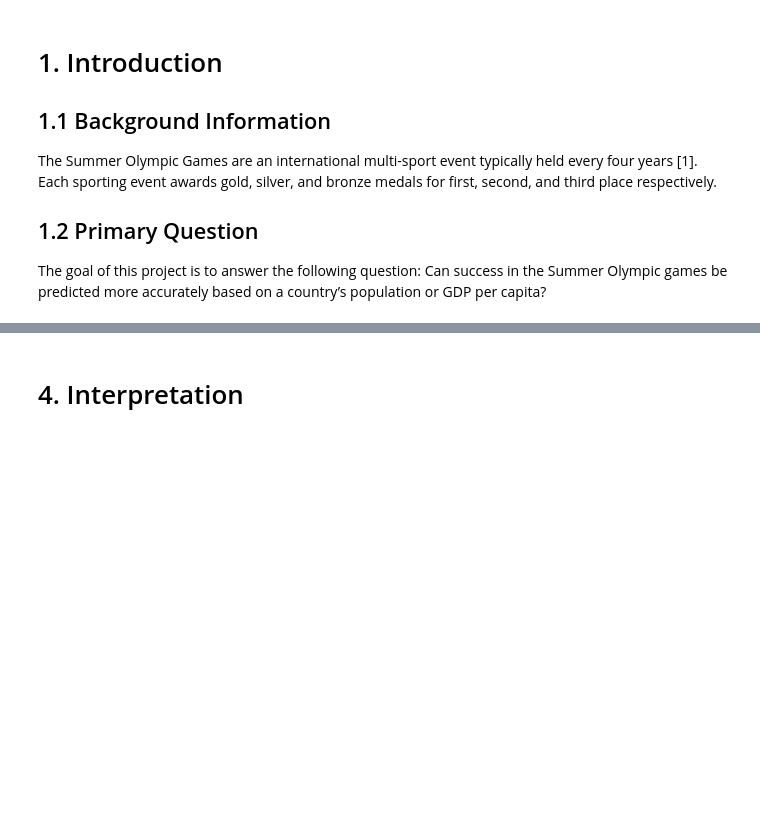
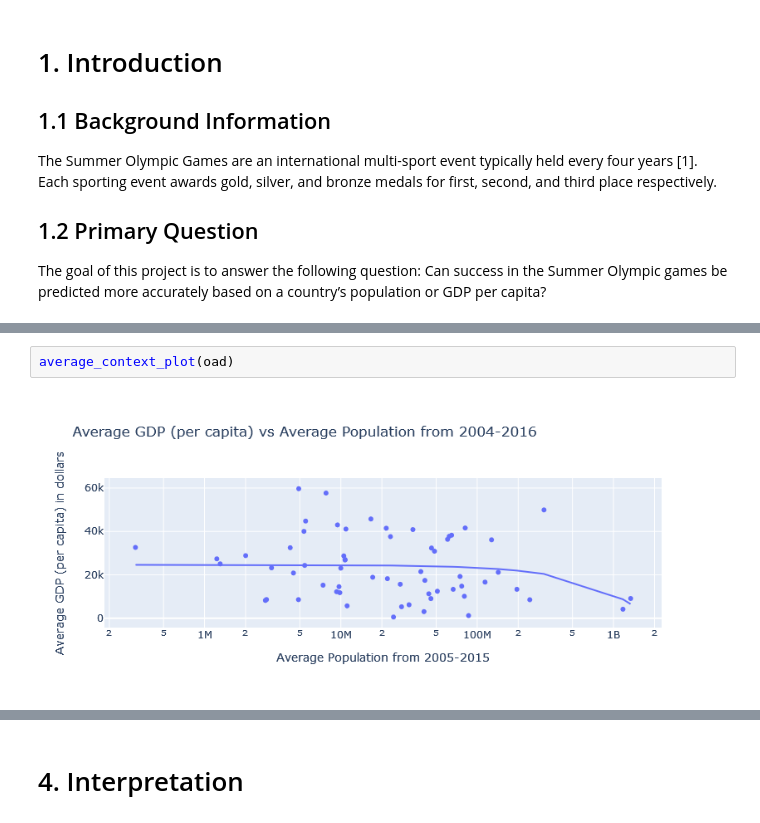
Before and after one commit to madans2984/olympic-games-analysis, a Jupyter notebook: computational_essay.ipynb, the cells around one changed output, grey strips where cells are left out. Cells and saved outputs as stored; diff of their text form; blank space fills up the shorter version.

```diff
--- a/computational_essay.ipynb
+++ b/computational_essay.ipynb
@@ -100,0 +94,4 @@ We decided to merge our dataframes for medals, population, and GDP per capita to
+# %%
+average_context_plot(oad)
+# %% [output]
+[figure, added]
```
Also changed, not shown: parts of 16 cells of this notebook.
